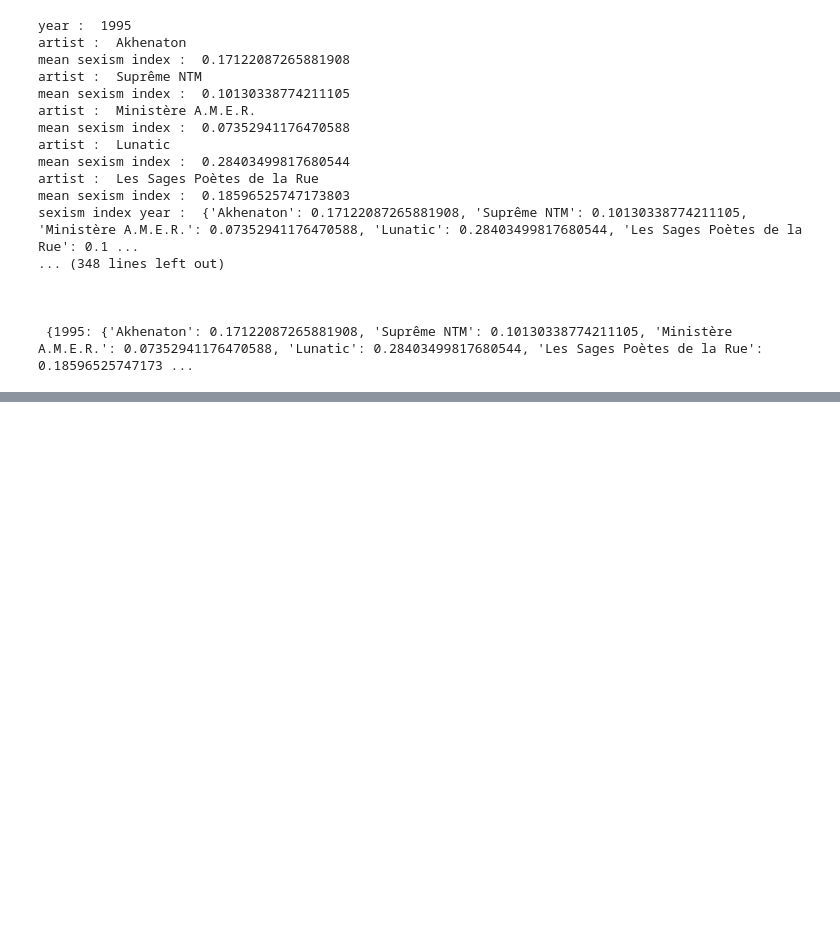
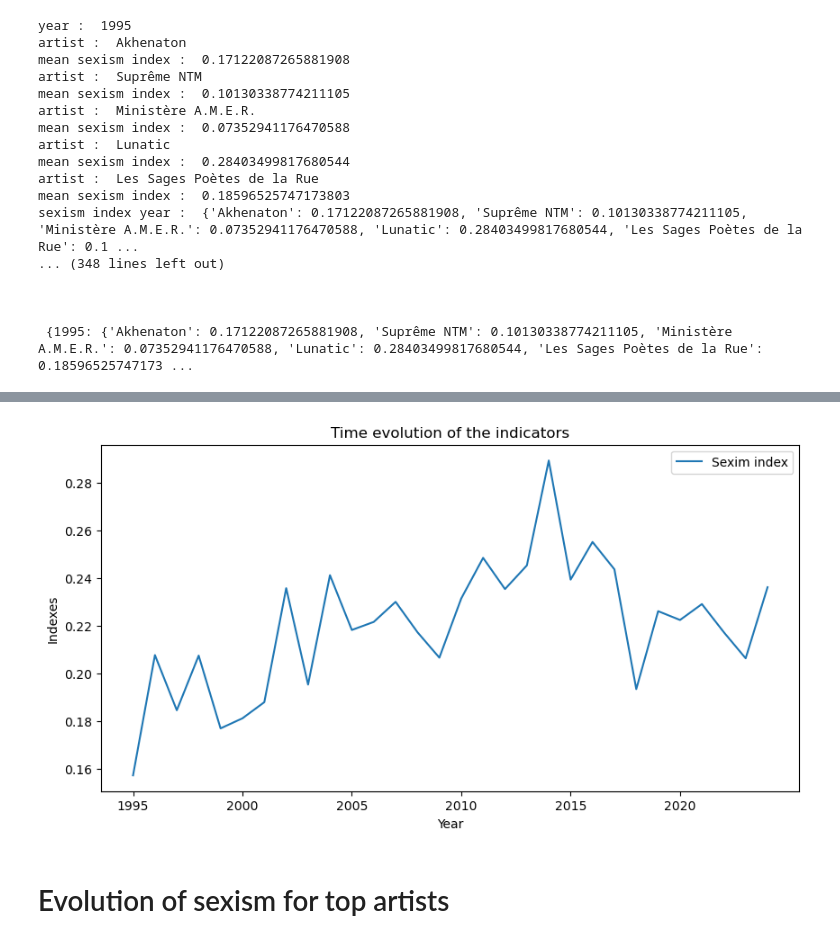
Before and after one commit to AlexiaALLAL/PSL_week_NLP_for_social_science_team_blue, a Jupyter notebook: main.ipynb, the cells around one changed output, grey strips where cells are left out. Cells and saved outputs as stored; diff of their text form; code cells hidden in the pictures; blank space fills up the shorter version.

```diff
--- a/main.ipynb
+++ b/main.ipynb
@@ -506,0 +260,25 @@ Chez moi, que de la bonne substance, normal elle sort d'Amsterdam
+# %%
+df_clean = df[df['year']>= 1995]
+sexism_total = {}
+for year in range(1995, 2025):
+    print('year : ', year)
+    df_current_year = df_clean[df_clean['year'] == year]
+    sexism_index_year = {}
+    # keep the 50 most popular songs of this year
+    df_current_year = df_current_year.sort_values(by='pageviews', ascending=False).head(50)
+    sexism_index = []
+    for i in range(len(df_current_year)):
+        lyrics = df_current_year.iloc[i]['lyrics']
+        # print(lyrics)
+        sexism_index.append(categorize(lyrics))
+    # print(sexism_index)
+    sexism_index = [index for index in sexism_index if index is not None]
+    mean_sexism_index = sum(sexism_index) / len(sexism_index)
+    print('mean sexism index : ', mean_sexism_index)
+    sexism_total[year] = mean_sexism_index
+
+print("\n\n\n", sexism_total)
+
+
+with open('mean_sexism_per_year_50songs.json', 'w') as f:
+    json.dump(sexism_total, f)
@@ -506,0 +303,24 @@ Chez moi, que de la bonne substance, normal elle sort d'Amsterdam
+# %%
+import numpy as np
+
+
+def plot_sexism_per_year():
+    # get the file from json
+    with open('mean_sexism_per_year_50songs.json', 'r') as f:
+        sexism_total = json.load(f)
+    plt.figure(figsize=(10, 5))
+    plt.plot(list(sexism_total.keys()), list(sexism_total.values()), label = 'Sexim index')
+    plt.legend()
+    plt.title('Time evolution of the indicators')
+    plt.xlabel('Year')
+    plt.ylabel('Indexes')
+    # show a tick every 5 years
+    plt.xticks(np.arange(0, len(sexism_total), 5), np.arange(1995, 2025, 5))
+    # plt.xticks(np.arange(1995, 2025, 1))
+    plt.show()
+
+plot_sexism_per_year()
+# %% [output]
+[figure, added]
+# %% [markdown]
+# Evolution of sexism for top artists
```
Also changed, not shown: parts of 36 cells of this notebook, 12 other files.
